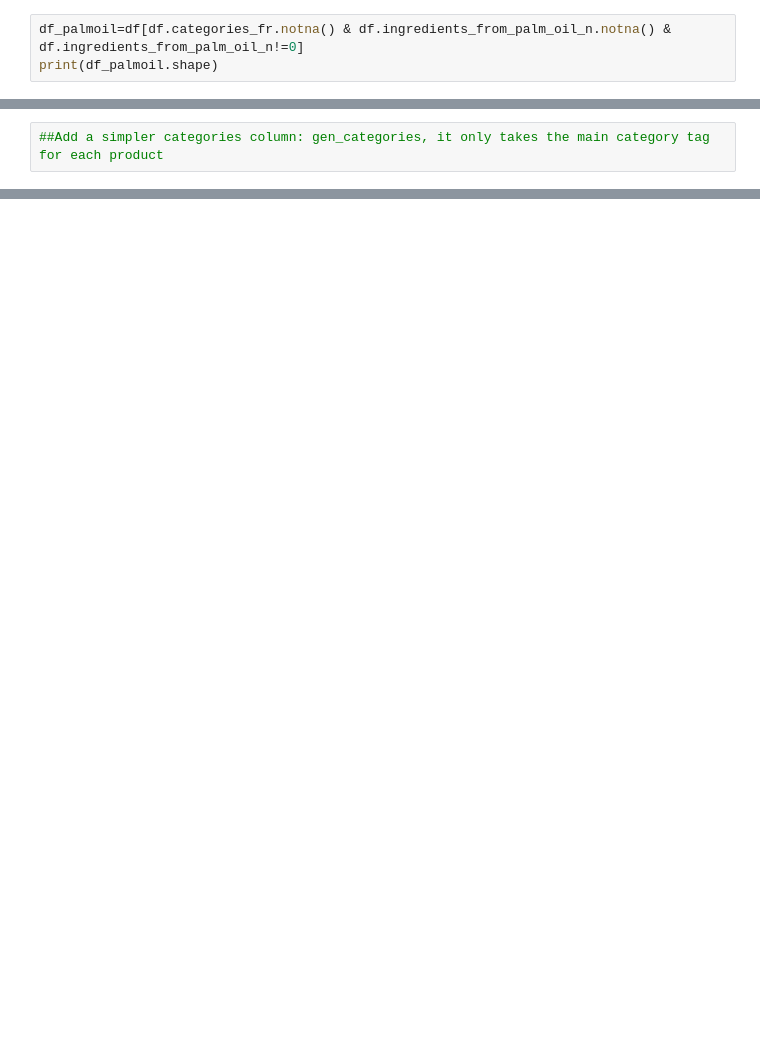
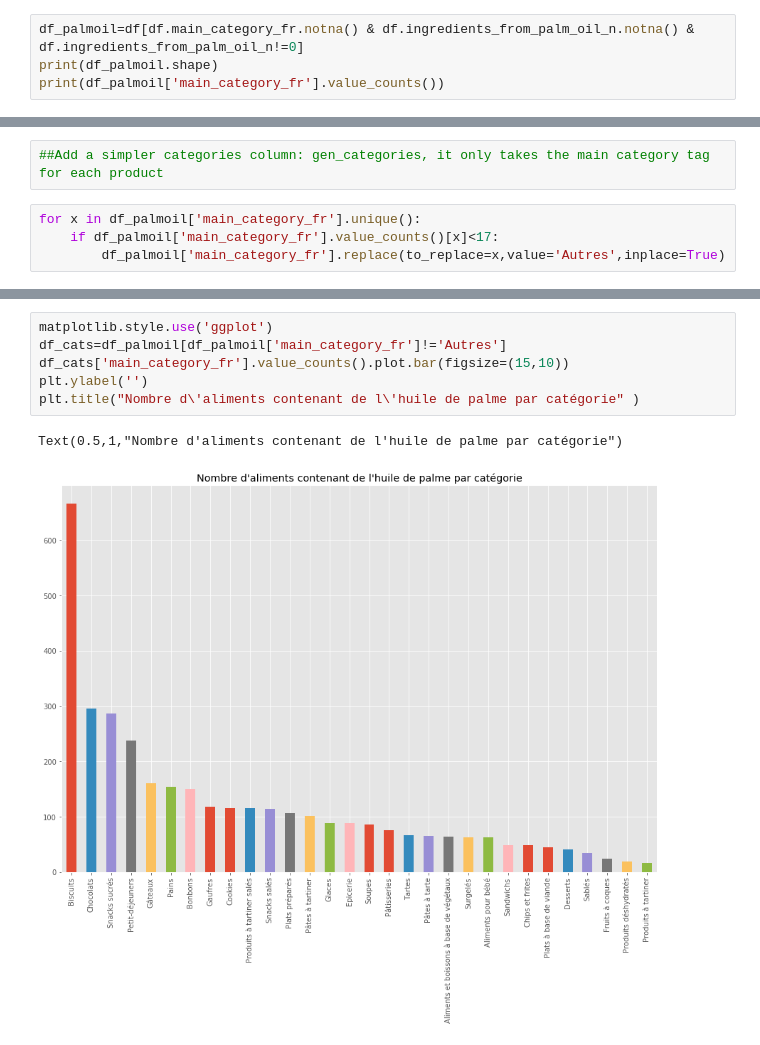
Before and after one commit to reda-bel/NutritionNotebook, a Jupyter notebook: Exploration_Foodfacts.ipynb, the cells around one changed output, grey strips where cells are left out. Saved outputs shown, nothing was run; the diff lists cells and outputs as text; blank space fills up the shorter version.

```diff
--- a/Exploration_Foodfacts.ipynb
+++ b/Exploration_Foodfacts.ipynb
@@ -42,6 +47,7 @@ df.describe().style
 # %%
 ##Remove rows where palm oil presence is NaN or 0
 # %%
-df_palmoil=df[df.categories_fr.notna() & df.ingredients_from_palm_oil_n.notna() & df.ingredients_from_palm_oil_n!=0]
+df_palmoil=df[df.main_category_fr.notna() & df.ingredients_from_palm_oil_n.notna() & df.ingredients_from_palm_oil_n!=0]
 print(df_palmoil.shape)
+print(df_palmoil['main_category_fr'].value_counts())
 # %% [output]
@@ -49,2 +71,6 @@ print(df_palmoil.shape)
 # %%
 ##Add a simpler categories column: gen_categories, it only takes the main category tag for each product
+# %%
+for x in df_palmoil['main_category_fr'].unique():
+    if df_palmoil['main_category_fr'].value_counts()[x]<17:
+        df_palmoil['main_category_fr'].replace(to_replace=x,value='Autres',inplace=True)
@@ -50,0 +97,9 @@ print(df_palmoil.shape)
+# %%
+matplotlib.style.use('ggplot')
+df_cats=df_palmoil[df_palmoil['main_category_fr']!='Autres']
+df_cats['main_category_fr'].value_counts().plot.bar(figsize=(15,10))
+plt.ylabel('')
+plt.title("Nombre d\'aliments contenant de l\'huile de palme par catégorie" )
+# %% [output]
+Text(0.5,1,"Nombre d'aliments contenant de l'huile de palme par catégorie")
+[figure, added]
```
Also changed, not shown: parts of 14 cells of this notebook, 1 other file.
